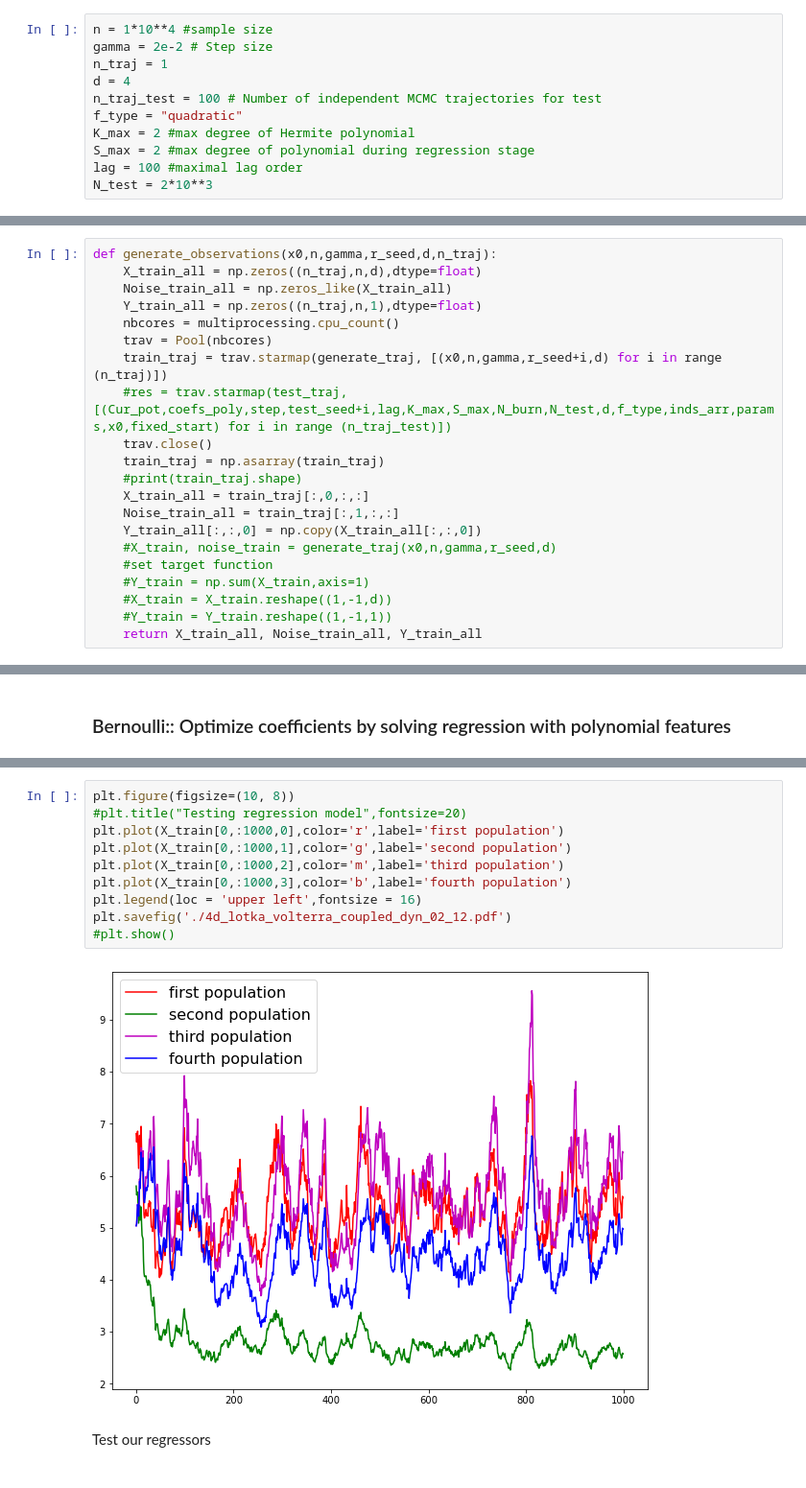
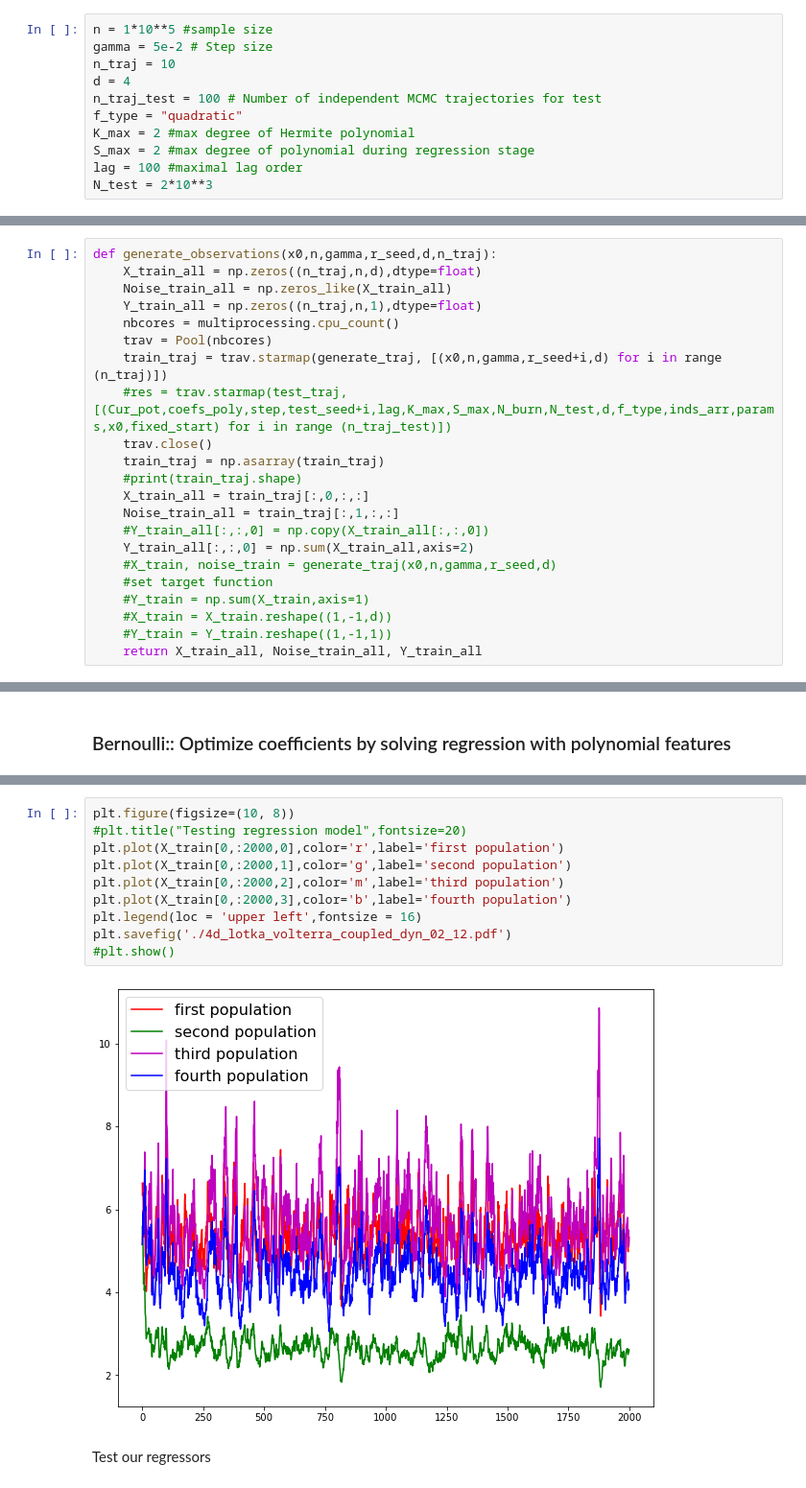
Before and after one commit to svsamsonov/VR-MCMC, a Jupyter notebook: Code/Lotka_Volterra_multidim_sincronized_noise-Copy1.ipynb, the cells around one changed output, grey strips where cells are left out. Shown at 96% size. Drawn from its saved outputs; the diff is of its cells as text.

```diff
--- a/Code/Lotka_Volterra_multidim_sincronized_noise-Copy1.ipynb
+++ b/Code/Lotka_Volterra_multidim_sincronized_noise-Copy1.ipynb
@@ -239,9 +236,9 @@ def run_monte_carlo(x,f_type):
         raise "not implemented error"
     return np.mean(f_vals,axis=1)
 # %%
-n = 1*10**4 #sample size
-gamma = 2e-2 # Step size
-n_traj = 1
+n = 1*10**5 #sample size
+gamma = 5e-2 # Step size
+n_traj = 10
 d = 4
 n_traj_test = 100 # Number of independent MCMC trajectories for test
 f_type = "quadratic"
@@ -265,7 +262,8 @@ def generate_observations(x0,n,gamma,r_seed,d,n_traj):
     #print(train_traj.shape)
     X_train_all = train_traj[:,0,:,:]
     Noise_train_all = train_traj[:,1,:,:]
-    Y_train_all[:,:,0] = np.copy(X_train_all[:,:,0])
+    #Y_train_all[:,:,0] = np.copy(X_train_all[:,:,0])
+    Y_train_all[:,:,0] = np.sum(X_train_all,axis=2)
     #X_train, noise_train = generate_traj(x0,n,gamma,r_seed,d)
     #set target function
     #Y_train = np.sum(X_train,axis=1)
@@ -337,15 +335,15 @@ for i in range(len(regr_vals)):
 # %%
 plt.figure(figsize=(10, 8))
 #plt.title("Testing regression model",fontsize=20)
-plt.plot(X_train[0,:1000,0],color='r',label='first population')
-plt.plot(X_train[0,:1000,1],color='g',label='second population')
-plt.plot(X_train[0,:1000,2],color='m',label='third population')
-plt.plot(X_train[0,:1000,3],color='b',label='fourth population')
+plt.plot(X_train[0,:2000,0],color='r',label='first population')
+plt.plot(X_train[0,:2000,1],color='g',label='second population')
+plt.plot(X_train[0,:2000,2],color='m',label='third population')
+plt.plot(X_train[0,:2000,3],color='b',label='fourth population')
 plt.legend(loc = 'upper left',fontsize = 16)
 plt.savefig('./4d_lotka_volterra_coupled_dyn_02_12.pdf')
 #plt.show()
 # %% [output]
-[figure, old version]
+[figure, new version]
 # %% [markdown]
 Test our regressors
 # %%
```
Also changed, not shown: parts of 7 cells of this notebook, 46 other files.
